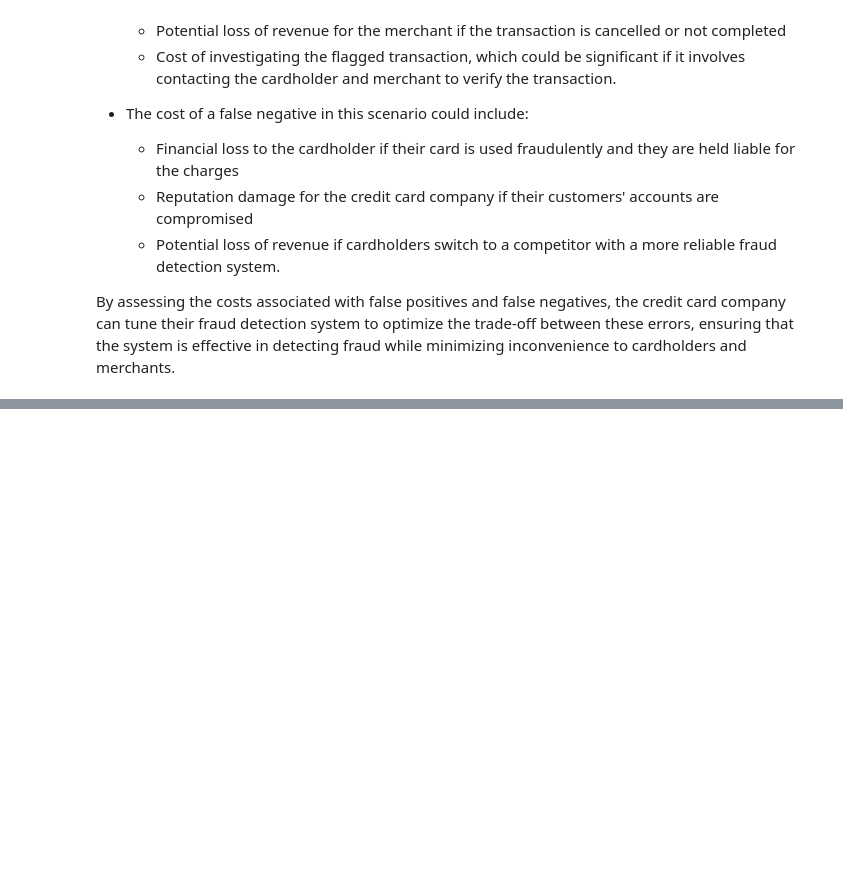
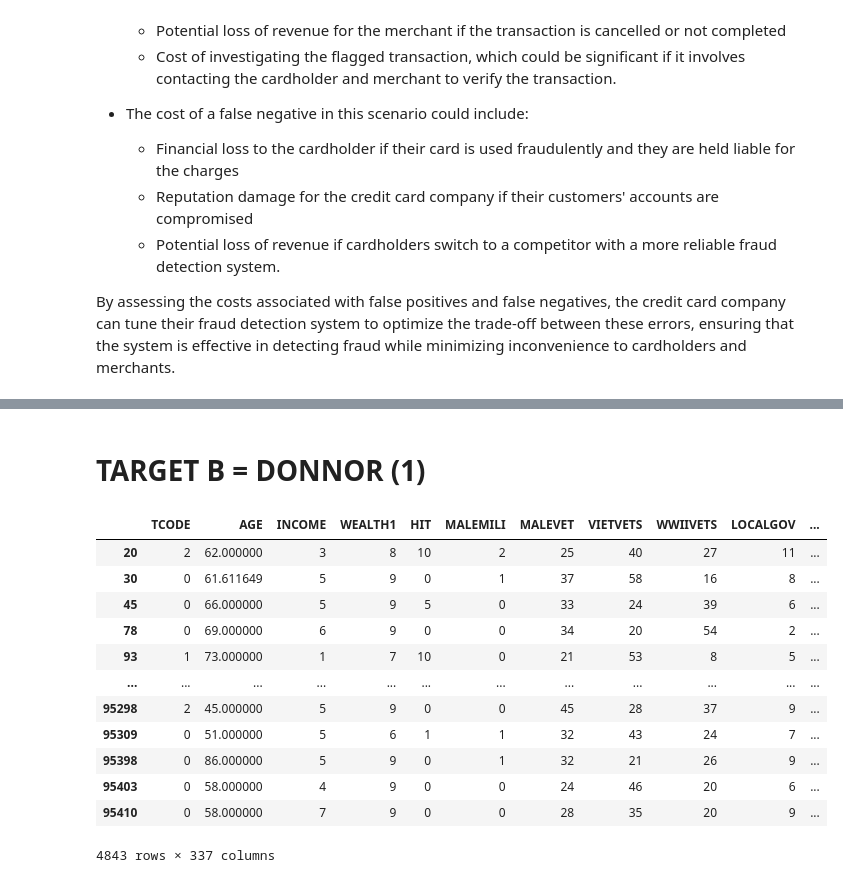
Before and after one commit to alleida23/lab-random-forests, a Jupyter notebook: Lab - Random Forests.ipynb, the cells around one changed output, grey strips where cells are left out. Cells and saved outputs as stored; diff of their text form; code cells hidden in the pictures; blank space fills up the shorter version.

```diff
--- a/Lab - Random Forests.ipynb
+++ b/Lab - Random Forests.ipynb
@@ -683,0 +697,24 @@ By assessing the costs associated with false positives and false negatives, the
+# %%
+import pandas as pd
+import numpy as np
+pd.set_option('display.max_columns', None)
+import warnings
+warnings.filterwarnings('ignore')
+from sklearn.model_selection import cross_val_score
+from sklearn.model_selection import train_test_split
+
+
+
+import statsmodels.api as sm
+
+from sklearn.model_selection import train_test_split
+from sklearn.model_selection import cross_validate
+from sklearn.utils import resample
+
+from sklearn.tree import export_text
+from sklearn.tree import DecisionTreeRegressor
+from sklearn.tree import DecisionTreeClassifier
+
+
+import matplotlib.pyplot as plt
+%matplotlib inline
@@ -683,0 +723,4 @@ By assessing the costs associated with false positives and false negatives, the
+# %%
+numerical = pd.read_csv('./files_for_lab/numerical.csv')
+categorical = pd.read_csv('./files_for_lab/categorical.csv')
+targets = pd.read_csv('./files_for_lab/target.csv')
@@ -683,0 +800,4 @@ By assessing the costs associated with false positives and false negatives, the
+# %%
+# Dropping columns with too many unique values
+categorical = categorical.drop(['DOB_YR', 'CLUSTER'], axis = 1)
+categorical.shape
@@ -683,0 +806,4 @@ By assessing the costs associated with false positives and false negatives, the
+# %%
+# Concatenating the 3 dataframes
+data = pd.concat([numerical, categorical, targets], axis = 1)
+display(data.head(), data.shape)
@@ -683,0 +818,20 @@ By assessing the costs associated with false positives and false negatives, the
+# %% [markdown]
+# TARGET B = DONNOR (1)
+# %%
+# New subset dataframe where all people have donated
+data_b = data[data['TARGET_B'] == 1]
+data_b
+# %% [output]
+|  | TCODE | AGE | INCOME | WEALTH1 | HIT | MALEMILI | MALEVET | VIETVETS | WWIIVETS | LOCALGOV | ... |
+| 20 | 2 | 62.000000 | 3 | 8 | 10 | 2 | 25 | 40 | 27 | 11 | ... |
+| 30 | 0 | 61.611649 | 5 | 9 | 0 | 1 | 37 | 58 | 16 | 8 | ... |
+| 45 | 0 | 66.000000 | 5 | 9 | 5 | 0 | 33 | 24 | 39 | 6 | ... |
+| 78 | 0 | 69.000000 | 6 | 9 | 0 | 0 | 34 | 20 | 54 | 2 | ... |
+| 93 | 1 | 73.000000 | 1 | 7 | 10 | 0 | 21 | 53 | 8 | 5 | ... |
+| ... | ... | ... | ... | ... | ... | ... | ... | ... | ... | ... | ... |
+| 95298 | 2 | 45.000000 | 5 | 9 | 0 | 0 | 45 | 28 | 37 | 9 | ... |
+| 95309 | 0 | 51.000000 | 5 | 6 | 1 | 1 | 32 | 43 | 24 | 7 | ... |
+| 95398 | 0 | 86.000000 | 5 | 9 | 0 | 1 | 32 | 21 | 26 | 9 | ... |
+| 95403 | 0 | 58.000000 | 4 | 9 | 0 | 0 | 24 | 46 | 20 | 6 | ... |
+| 95410 | 0 | 58.000000 | 7 | 9 | 0 | 0 | 28 | 35 | 20 | 9 | ... |
+4843 rows × 337 columns
```
Also changed, not shown: parts of 55 cells of this notebook.
